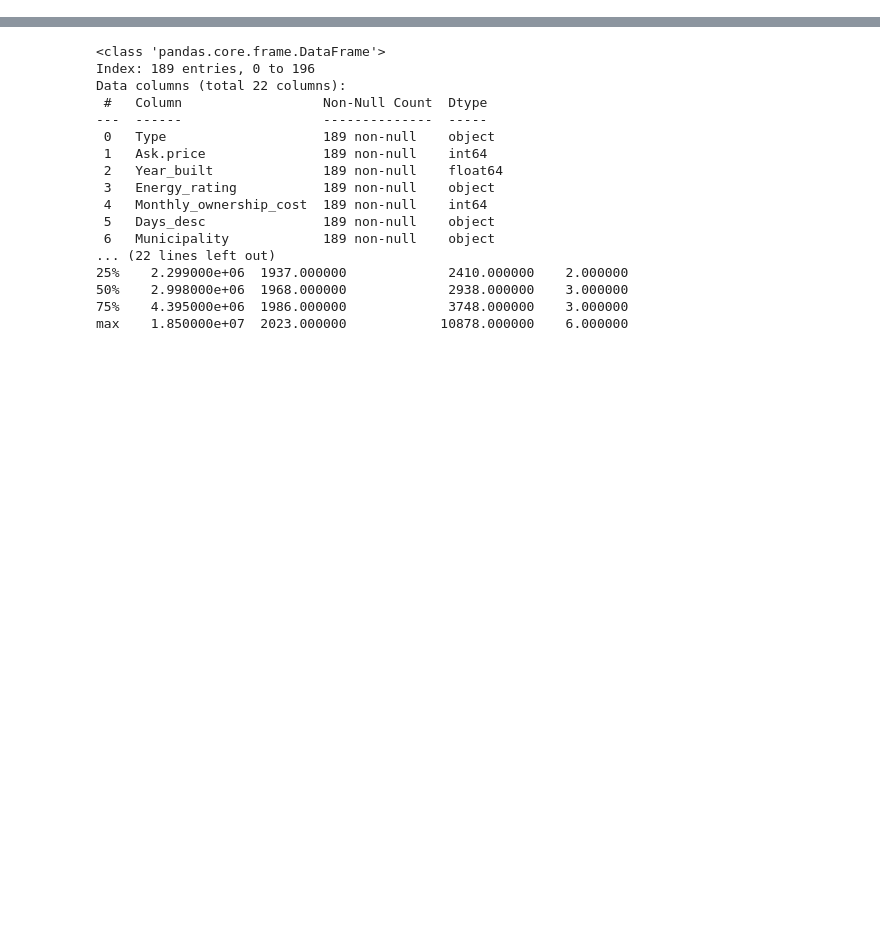
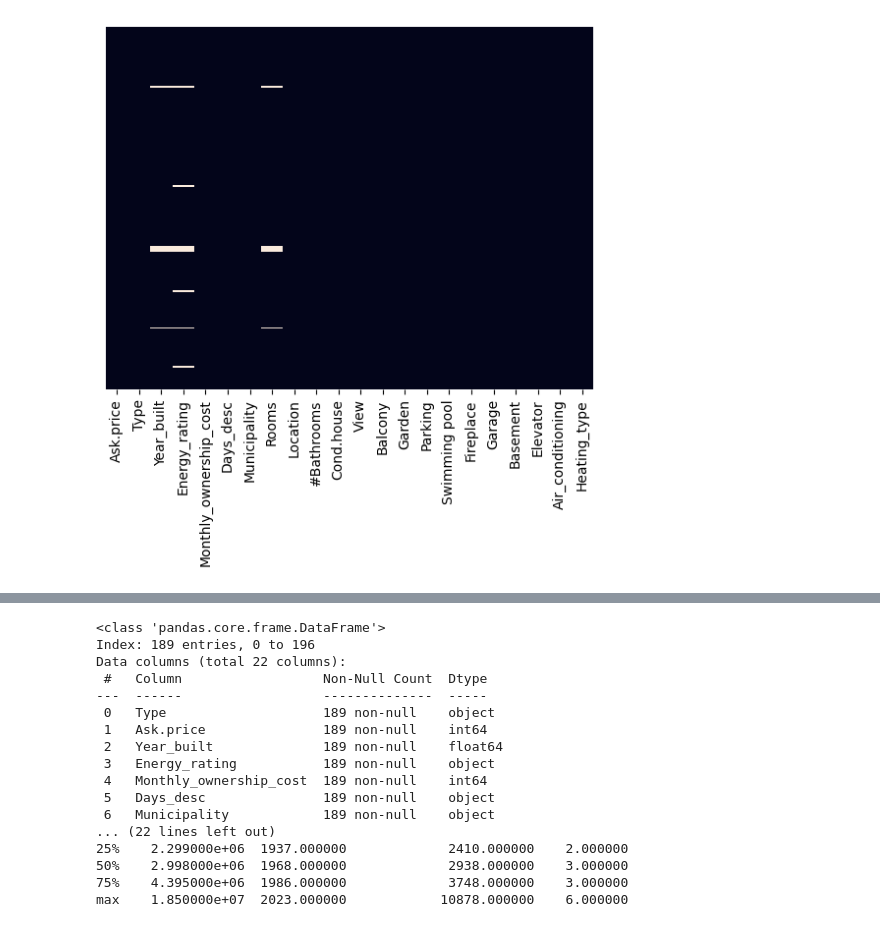
Before and after one commit to SebVJ/dsp_project, a Jupyter notebook: dsp_project/1. Data Exploration/Data_exp.ipynb, the cells around one changed output, grey strips where cells are left out. Drawn from its saved outputs; the diff is of its cells as text; code cells hidden in the pictures; blank space fills up the shorter version.

Commit message:
Save plots from Data_exp.ipynb

```diff
--- a/dsp_project/1. Data Exploration/Data_exp.ipynb
+++ b/dsp_project/1. Data Exploration/Data_exp.ipynb
@@ -27,4 +27,17 @@ df.head()
 5 rows × 22 columns
+# %%
+import seaborn as sns
+import matplotlib.pyplot as plt
+
+# Create a heatmap of the missing values
+# 'cbar = False' removes the color bar
+# 'yticklabels = False' removes the y-axis labels
+sns.heatmap(df.isnull(), cbar=False, yticklabels=False)
+
+# Show the plot
+plt.show()
+# %% [output]
+[figure, added]
 # %%
 na_rows = df[df.isna().any(axis=1)]
 na_indices = na_rows.index.tolist()
```
Also changed, not shown: parts of 9 cells of this notebook, 3 other files.
